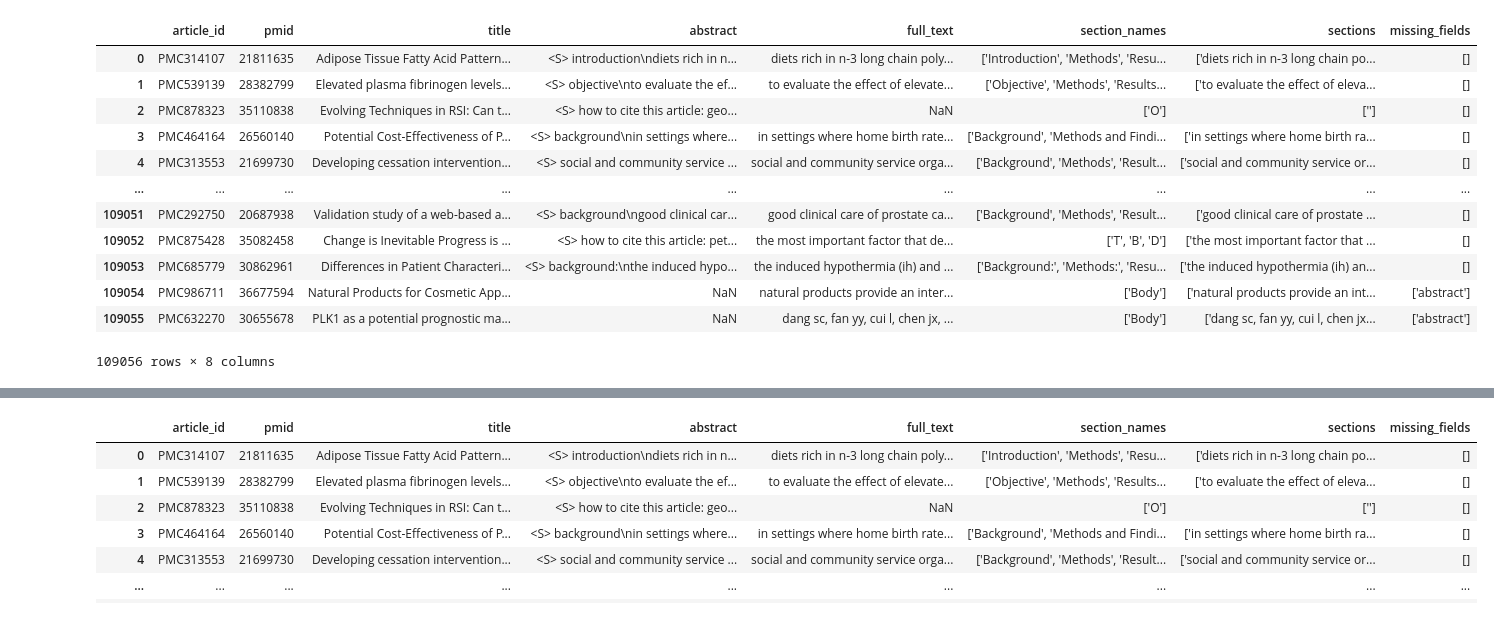
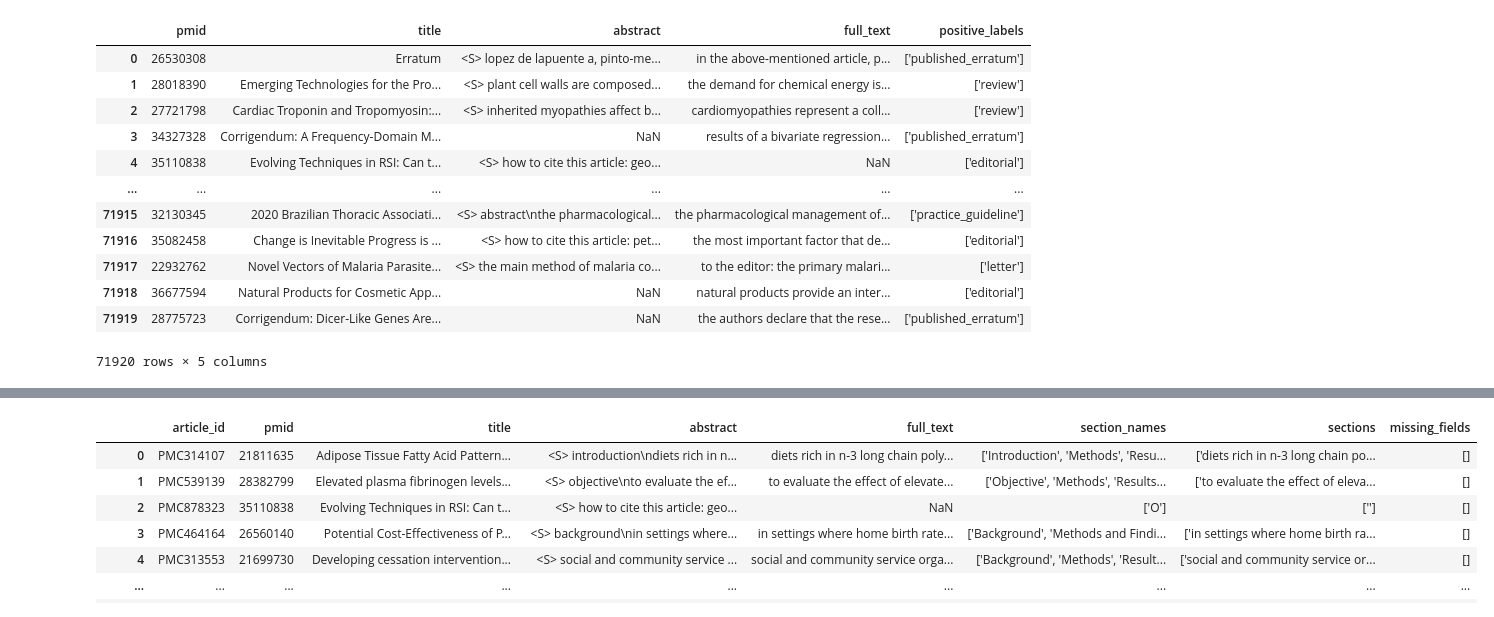
Before and after one commit to sylvey/DPR_Abstract_Generation, a Jupyter notebook: WithoutDistribution_balanced.ipynb, the cells around one changed output, grey strips where cells are left out. Saved outputs shown, nothing was run; the diff lists cells and outputs as text; code cells hidden in the pictures.

```diff
--- a/WithoutDistribution_balanced.ipynb
+++ b/WithoutDistribution_balanced.ipynb
@@ -1,18 +1,18 @@
 # %%
 import pandas as pd
-df2 = pd.read_csv('data/all_articles5.csv')
+df2 = pd.read_csv('data/all_articles5-v2-publication_type.csv')
 df2
 # %% [output]
-|  | article_id | pmid | title | abstract | full_text | section_names | sections | missing_fields |
-| 0 | PMC314107 | 21811635 | Adipose Tissue Fatty Acid Pattern... | <S> introduction\ndiets rich in n... | diets rich in n-3 long chain poly... | ['Introduction', 'Methods', 'Resu... | ['diets rich in n-3 long chain po... | [] |
-| 1 | PMC539139 | 28382799 | Elevated plasma fibrinogen levels... | <S> objective\nto evaluate the ef... | to evaluate the effect of elevate... | ['Objective', 'Methods', 'Results... | ['to evaluate the effect of eleva... | [] |
-| 2 | PMC878323 | 35110838 | Evolving Techniques in RSI: Can t... | <S> how to cite this article: geo... | NaN | ['O'] | [''] | [] |
-| 3 | PMC464164 | 26560140 | Potential Cost-Effectiveness of P... | <S> background\nin settings where... | in settings where home birth rate... | ['Background', 'Methods and Findi... | ['in settings where home birth ra... | [] |
-| 4 | PMC313553 | 21699730 | Developing cessation intervention... | <S> social and community service ... | social and community service orga... | ['Background', 'Methods', 'Result... | ['social and community service or... | [] |
-| ... | ... | ... | ... | ... | ... | ... | ... | ... |
-| 109051 | PMC292750 | 20687938 | Validation study of a web-based a... | <S> background\ngood clinical car... | good clinical care of prostate ca... | ['Background', 'Methods', 'Result... | ['good clinical care of prostate ... | [] |
-| 109052 | PMC875428 | 35082458 | Change is Inevitable Progress is ... | <S> how to cite this article: pet... | the most important factor that de... | ['T', 'B', 'D'] | ['the most important factor that ... | [] |
-| 109053 | PMC685779 | 30862961 | Differences in Patient Characteri... | <S> background:\nthe induced hypo... | the induced hypothermia (ih) and ... | ['Background:', 'Methods:', 'Resu... | ['the induced hypothermia (ih) an... | [] |
-| 109054 | PMC986711 | 36677594 | Natural Products for Cosmetic App... | NaN | natural products provide an inter... | ['Body'] | ['natural products provide an int... | ['abstract'] |
-| 109055 | PMC632270 | 30655678 | PLK1 as a potential prognostic ma... | NaN | dang sc, fan yy, cui l, chen jx, ... | ['Body'] | ['dang sc, fan yy, cui l, chen jx... | ['abstract'] |
+|  | pmid | title | abstract | full_text | positive_labels |
+| 0 | 26530308 | Erratum | <S> lopez de lapuente a, pinto-me... | in the above-mentioned article, p... | ['published_erratum'] |
+| 1 | 28018390 | Emerging Technologies for the Pro... | <S> plant cell walls are composed... | the demand for chemical energy is... | ['review'] |
+| 2 | 27721798 | Cardiac Troponin and Tropomyosin:... | <S> inherited myopathies affect b... | cardiomyopathies represent a coll... | ['review'] |
+| 3 | 34327328 | Corrigendum: A Frequency-Domain M... | NaN | results of a bivariate regression... | ['published_erratum'] |
+| 4 | 35110838 | Evolving Techniques in RSI: Can t... | <S> how to cite this article: geo... | NaN | ['editorial'] |
+| ... | ... | ... | ... | ... | ... |
+| 71915 | 32130345 | 2020 Brazilian Thoracic Associati... | <S> abstract\nthe pharmacological... | the pharmacological management of... | ['practice_guideline'] |
+| 71916 | 35082458 | Change is Inevitable Progress is ... | <S> how to cite this article: pet... | the most important factor that de... | ['editorial'] |
+| 71917 | 22932762 | Novel Vectors of Malaria Parasite... | <S> the main method of malaria co... | to the editor: the primary malari... | ['letter'] |
+| 71918 | 36677594 | Natural Products for Cosmetic App... | NaN | natural products provide an inter... | ['editorial'] |
+| 71919 | 28775723 | Corrigendum: Dicer-Like Genes Are... | NaN | the authors declare that the rese... | ['published_erratum'] |
-109056 rows × 8 columns
+71920 rows × 5 columns
```
Also changed, not shown: parts of 10 cells of this notebook, 20 other files.
